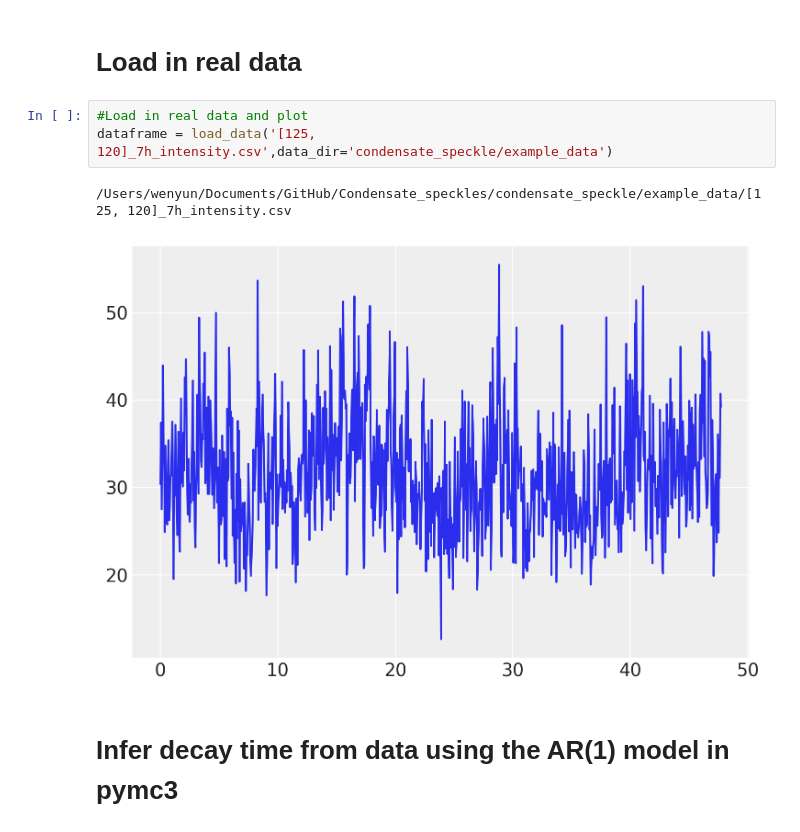
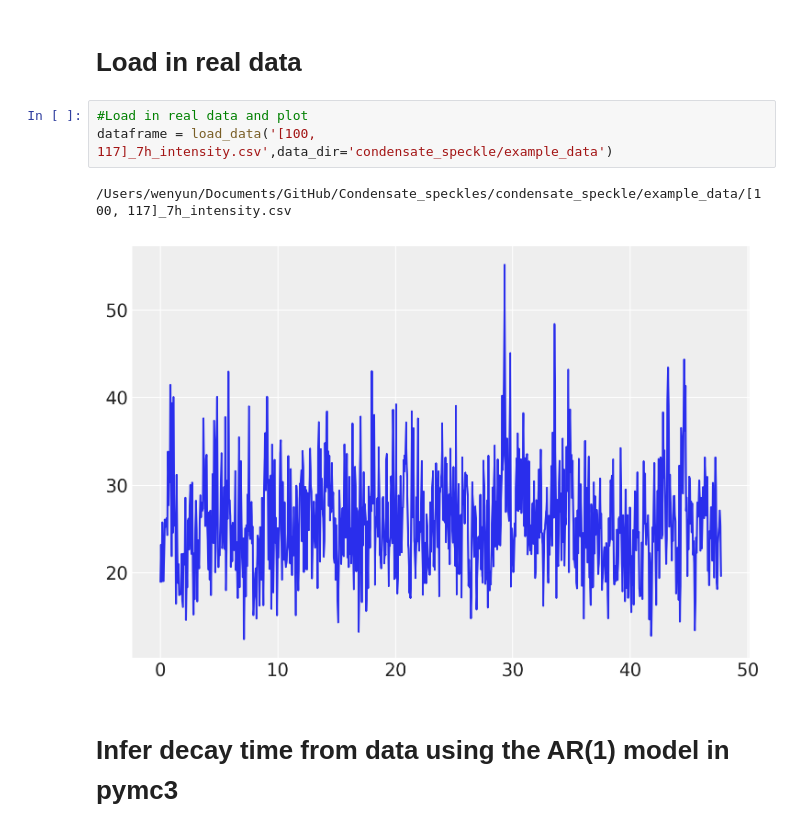
Before and after one commit to wwy-wwy-wwy/Biomolecular-Condensates, a Jupyter notebook: documentation_7h.ipynb, the cells around one changed output. Cells and saved outputs as stored; diff of their text form.

```diff
--- a/documentation_7h.ipynb
+++ b/documentation_7h.ipynb
@@ -73,10 +73,10 @@ the (variance/mean^2) of simulated data is 0.23433546947532602
 # Load in real data
 # %%
 #Load in real data and plot
-dataframe = load_data('[125, 120]_7h_intensity.csv',data_dir='condensate_speckle/example_data')
+dataframe = load_data('[100, 117]_7h_intensity.csv',data_dir='condensate_speckle/example_data')
 # %% [output]
-/Users/wenyun/Documents/GitHub/Condensate_speckles/condensate_speckle/example_data/[125, 120]_7h_intensity.csv
+/Users/wenyun/Documents/GitHub/Condensate_speckles/condensate_speckle/example_data/[100, 117]_7h_intensity.csv
-[figure, old version]
+[figure, new version]
 # %% [markdown]
 # Infer decay time from data using the AR(1) model in pymc3
 # %% [markdown]
```
Also changed, not shown: parts of 3 cells of this notebook, 1 other file.
